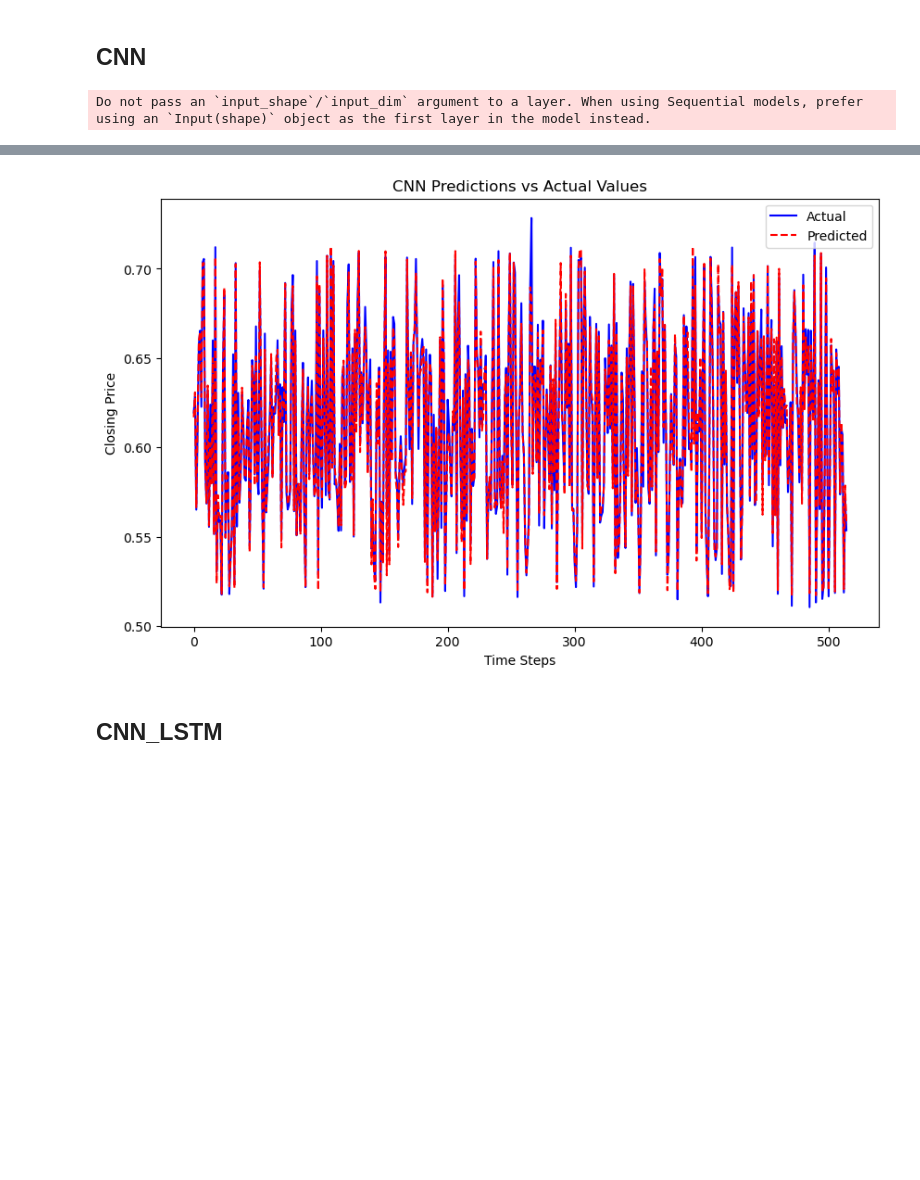
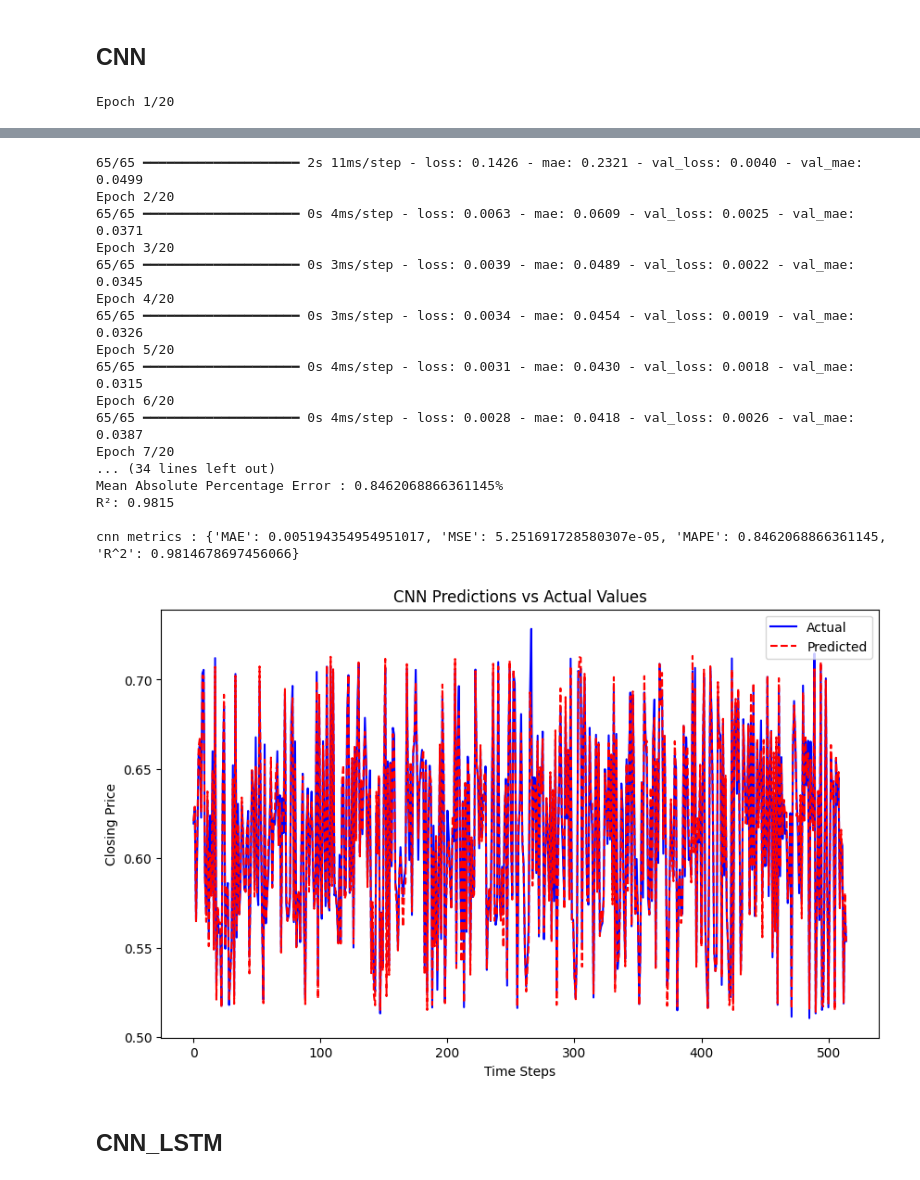
Before and after one commit to shivani309/ForEx, a Jupyter notebook: jpyinr.ipynb, the cells around one changed output, grey strips where cells are left out. Cells and saved outputs as stored; diff of their text form; code cells hidden in the pictures; blank space fills up the shorter version.

```diff
--- a/jpyinr.ipynb
+++ b/jpyinr.ipynb
@@ -4,7 +4,7 @@
 import numpy as np
 import pandas as pd
 # %%
-df = pd.read_csv(r'C:\Users\Sejal Hanmante\OneDrive\Documents\GitHub\ForEx\all_data.csv')
+df = pd.read_csv(r'C:\Users\DELL\Documents\GitHub\ForEx\all_data.csv')
 df.head()
 # %% [output]
 |  | Date | Open_price | Day_high | Day_low | Closing_price | Currency Pair |
@@ -1349,12 +1351,20 @@ y_pred_cnn_rescaled = scaler_y.inverse_transform(y_pred_cnn.reshape(-1, 1))
 # Rescale actual test data for comparison
 y_test_rescaled = scaler_y.inverse_transform(y_test.reshape(-1, 1))
 
-mae = mean_absolute_error(y_test_rescaled,y_pred_rescaled)
-mse = mean_squared_error(y_test_rescaled,y_pred_rescaled)
-mape = mean_absolute_percentage_error(y_test_rescaled,y_pred_rescaled)
-r2 = r2_score(y_test_rescaled,y_pred_rescaled)
+mae = mean_absolute_error(y_test_rescaled, y_pred_cnn_rescaled)
+mse = mean_squared_error(y_test_rescaled, y_pred_cnn_rescaled)
+mape = mean_absolute_percentage_error(y_test_rescaled, y_pred_cnn_rescaled)
+r2 = r2_score(y_test_rescaled, y_pred_cnn_rescaled)
 
-cnn_metrics = {'MAE': mae * 100, 'R^2': r2,'MSE':mse*100,'MAPE':mape*100}
+# Print the results
+print(f"MAE: {mae:.4f}")
+print(f"MSE: {mse:.4f}")
+print(f"Mean Absolute Percentage Error : {mape * 100}%")
+print(f"R²: {r2:.4f}")
+
+
+cnn_metrics = {'MAE': mae, 'MSE': mse, 'MAPE': mape * 100, 'R^2': r2}
+print("\ncnn metrics :", cnn_metrics)
 
 # Plot predictions vs actual values
 plt.figure(figsize=(10, 6))
@@ -1366,4 +1376,4 @@ plt.xlabel("Time Steps")
 plt.ylabel("Closing Price")
 plt.show()
 # %% [output]
-Do not pass an `input_shape`/`input_dim` argument to a layer. When using Sequential models, prefer using an `Input(shape)` object as the first layer in the model instead.
+Epoch 1/20
@@ -1387,4 +1381,21 @@ Test Loss: 0.0009, Test MAE: 0.0222
+65/65 ━━━━━━━━━━━━━━━━━━━━ 2s 11ms/step - loss: 0.1426 - mae: 0.2321 - val_loss: 0.0040 - val_mae: 0.0499
+Epoch 2/20
+65/65 ━━━━━━━━━━━━━━━━━━━━ 0s 4ms/step - loss: 0.0063 - mae: 0.0609 - val_loss: 0.0025 - val_mae: 0.0371
+Epoch 3/20
+65/65 ━━━━━━━━━━━━━━━━━━━━ 0s 3ms/step - loss: 0.0039 - mae: 0.0489 - val_loss: 0.0022 - val_mae: 0.0345
+Epoch 4/20
+65/65 ━━━━━━━━━━━━━━━━━━━━ 0s 3ms/step - loss: 0.0034 - mae: 0.0454 - val_loss: 0.0019 - val_mae: 0.0326
+Epoch 5/20
+65/65 ━━━━━━━━━━━━━━━━━━━━ 0s 4ms/step - loss: 0.0031 - mae: 0.0430 - val_loss: 0.0018 - val_mae: 0.0315
+Epoch 6/20
+65/65 ━━━━━━━━━━━━━━━━━━━━ 0s 4ms/step - loss: 0.0028 - mae: 0.0418 - val_loss: 0.0026 - val_mae: 0.0387
+Epoch 7/20
+... (34 lines left out)
+Mean Absolute Percentage Error : 0.8462068866361145%
+R²: 0.9815
+
+cnn metrics : {'MAE': 0.005194354954951017, 'MSE': 5.251691728580307e-05, 'MAPE': 0.8462068866361145, 'R^2': 0.9814678697456066}
-[figure, old version]
+[figure, new version]
 # %% [markdown]
 ## CNN_LSTM
 # %%
```
Also changed, not shown: parts of 37 cells of this notebook, 6 other files.
